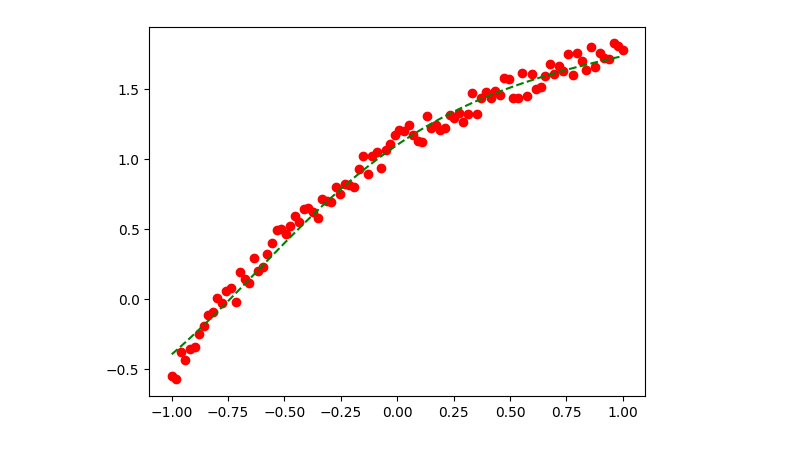
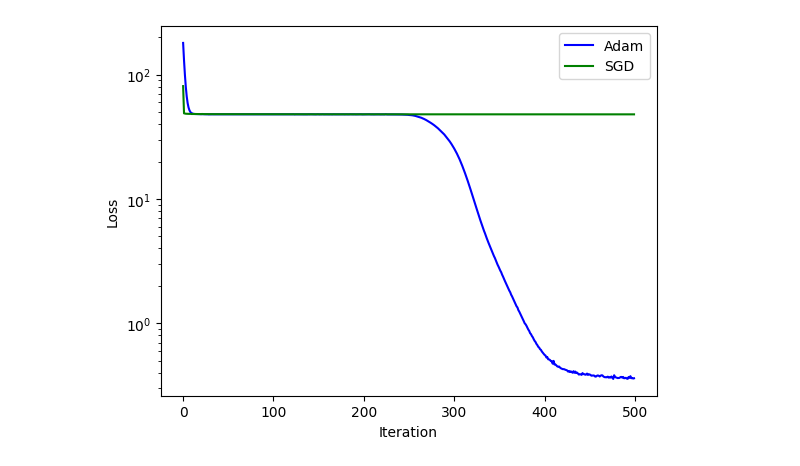
Before and after one commit to finsaccount/Numerical-Analysis-Gradient-Descent, a Jupyter notebook: GeneralizedSGD.ipynb, the cells around one changed output. Drawn from its saved outputs; the diff is of its cells as text; code cells hidden in the pictures.

```diff
--- a/GeneralizedSGD.ipynb
+++ b/GeneralizedSGD.ipynb
@@ -128,4 +163,0 @@ for i in range(epochs):
-# %%
-plt.plot(x, y, "ro", x, NN(x, w), "g--");
-# %% [output]
-[figure, removed]
@@ -131,0 +166,15 @@ plt.plot(x, y, "ro", x, NN(x, w), "g--");
+# %%
+epochs, batch_size = 500, 2
+
+adam = Adam_Optimizer(0.001)
+sgd = SGD_Optimizer(0.001, 0.9, lr_decay=0.01)
+
+adam_l_vect, adam_w = optimize(x, y, epochs, batch_size, adam, w_start, NN, loss, grad)
+sgd_l_vect, sgd_w = optimize(x, y, epochs, batch_size, sgd, w_start, NN, loss, grad)
+# %%
+plt.semilogy(adam_l_vect, "b", sgd_l_vect, "g")
+plt.legend(["Adam", "SGD"])
+plt.xlabel("Iteration")
+plt.ylabel("Loss");
+# %% [output]
+[figure, added]
```
Also changed, not shown: parts of 8 cells of this notebook, 3 other files.
